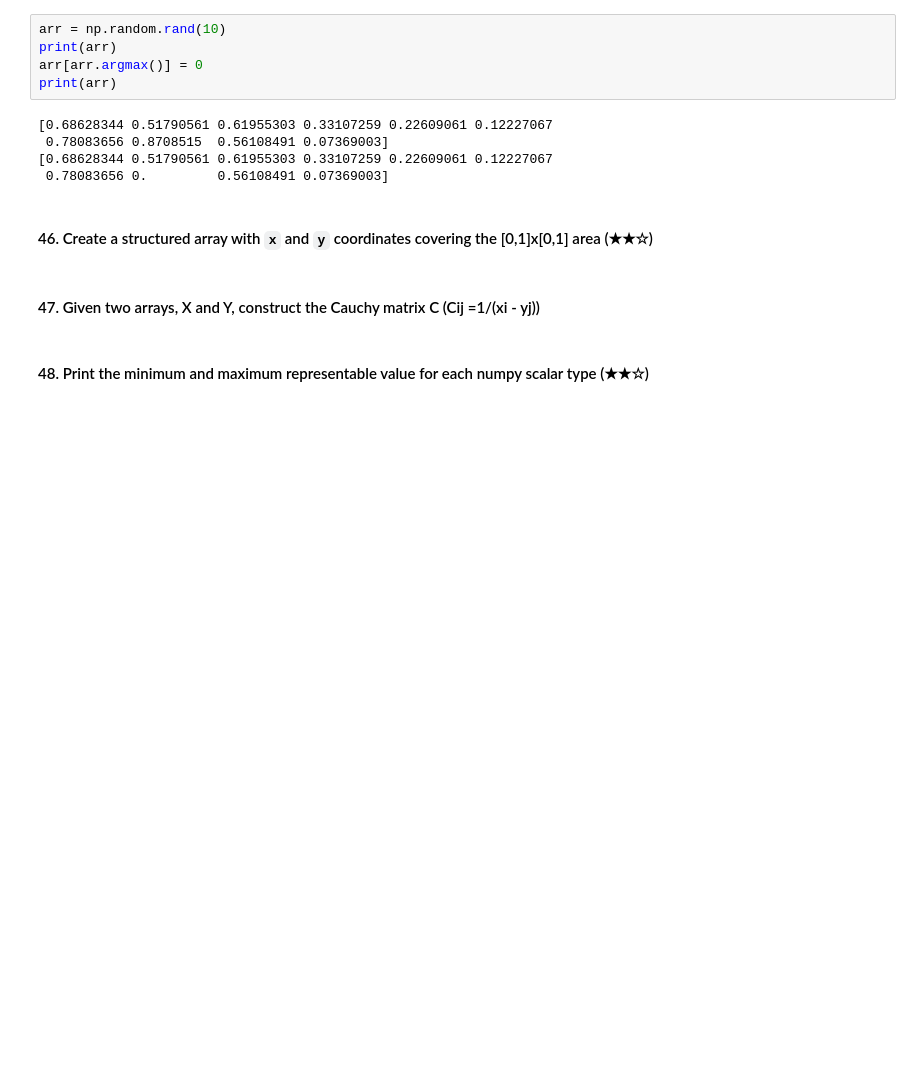
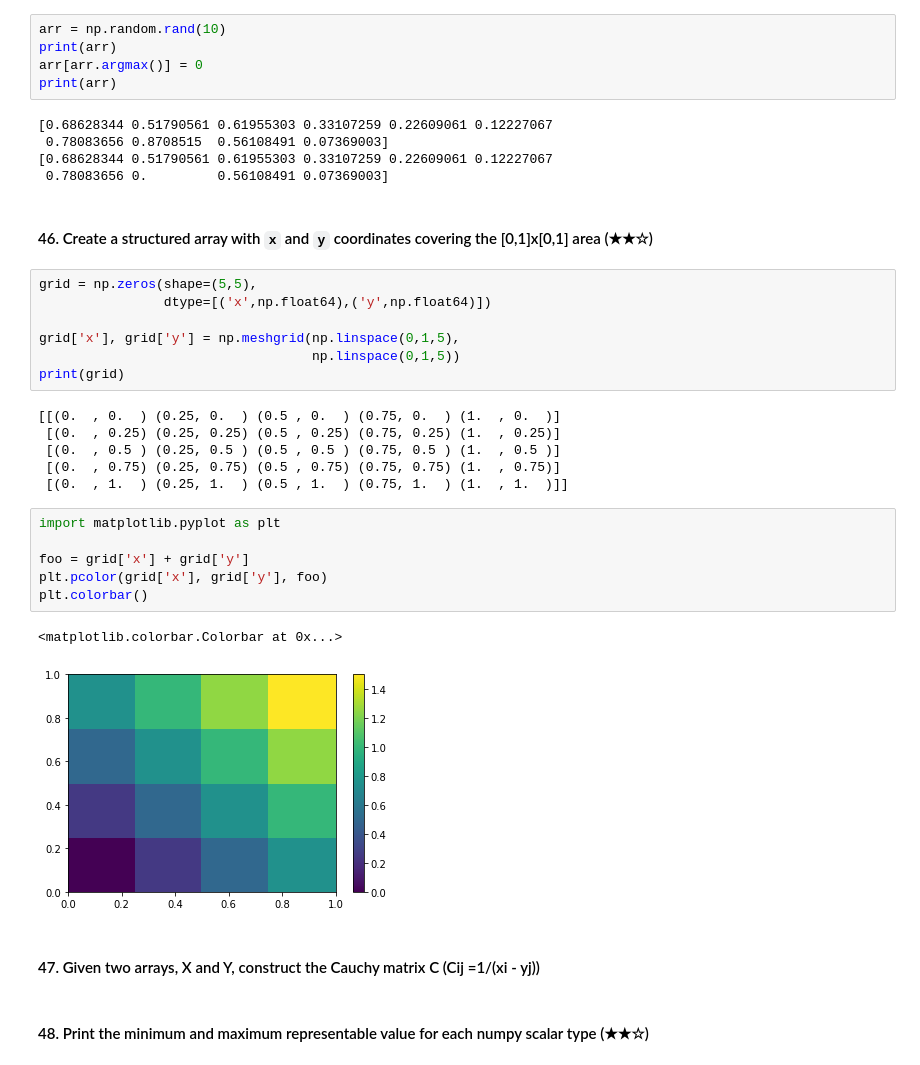
Before and after one commit to areeb-h-qureshi/Jovian, a Jupyter notebook: Data Analysis with Python: Zero to Pandas/100_numpy_exercises.ipynb, the cells around one changed output. Saved outputs shown, nothing was run; the diff lists cells and outputs as text; blank space fills up the shorter version.

```diff
--- a/Data Analysis with Python: Zero to Pandas/100_numpy_exercises.ipynb
+++ b/Data Analysis with Python: Zero to Pandas/100_numpy_exercises.ipynb
@@ -684,6 +680,28 @@ print(arr)
  0.78083656 0.         0.56108491 0.07369003]
 # %% [markdown]
 #### 46. Create a structured array with `x` and `y` coordinates covering the [0,1]x[0,1] area (★★☆)
+# %%
+grid = np.zeros(shape=(5,5),
+                dtype=[('x',np.float64),('y',np.float64)])
+
+grid['x'], grid['y'] = np.meshgrid(np.linspace(0,1,5),
+                                   np.linspace(0,1,5))
+print(grid)
+# %% [output]
+[[(0.  , 0.  ) (0.25, 0.  ) (0.5 , 0.  ) (0.75, 0.  ) (1.  , 0.  )]
+ [(0.  , 0.25) (0.25, 0.25) (0.5 , 0.25) (0.75, 0.25) (1.  , 0.25)]
+ [(0.  , 0.5 ) (0.25, 0.5 ) (0.5 , 0.5 ) (0.75, 0.5 ) (1.  , 0.5 )]
+ [(0.  , 0.75) (0.25, 0.75) (0.5 , 0.75) (0.75, 0.75) (1.  , 0.75)]
+ [(0.  , 1.  ) (0.25, 1.  ) (0.5 , 1.  ) (0.75, 1.  ) (1.  , 1.  )]]
+# %%
+import matplotlib.pyplot as plt
+
+foo = grid['x'] + grid['y']
+plt.pcolor(grid['x'], grid['y'], foo)
+plt.colorbar()
+# %% [output]
+<matplotlib.colorbar.Colorbar at 0x...>
+[figure, added]
 # %% [markdown]
 #### 47. Given two arrays, X and Y, construct the Cauchy matrix C (Cij =1/(xi - yj))
 # %% [markdown]
```
Also changed, not shown: parts of 1 cell of this notebook.
